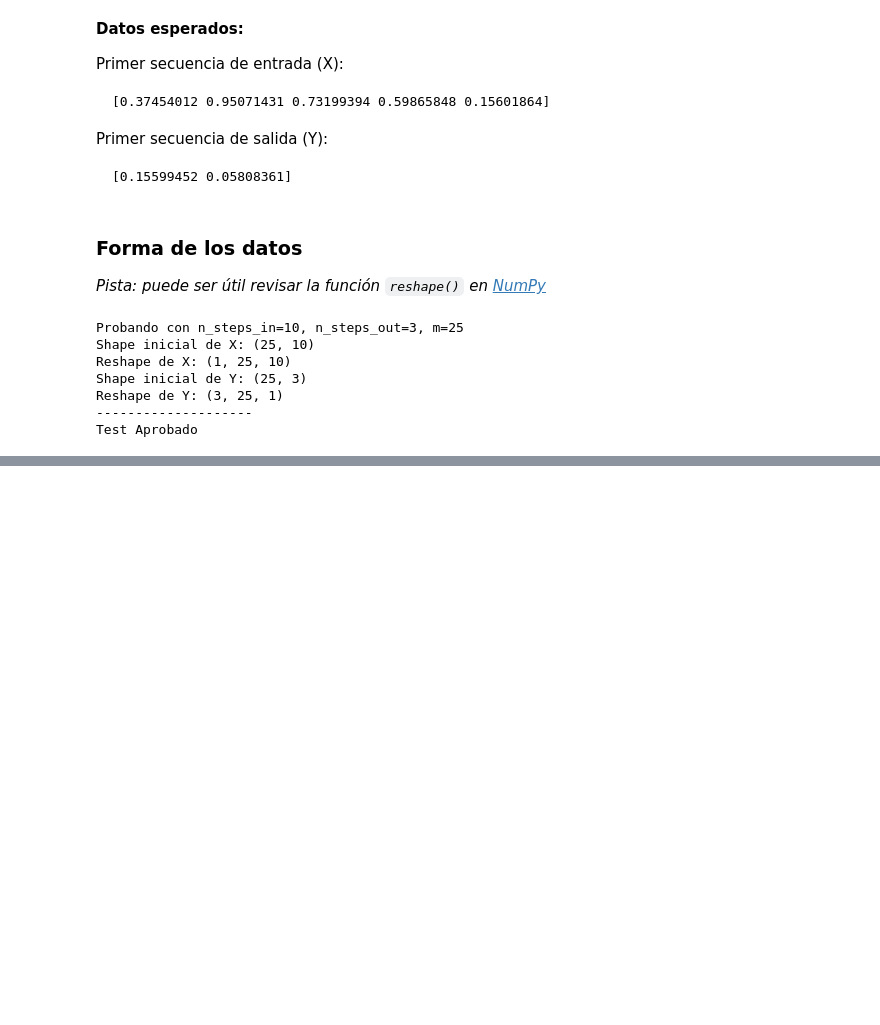
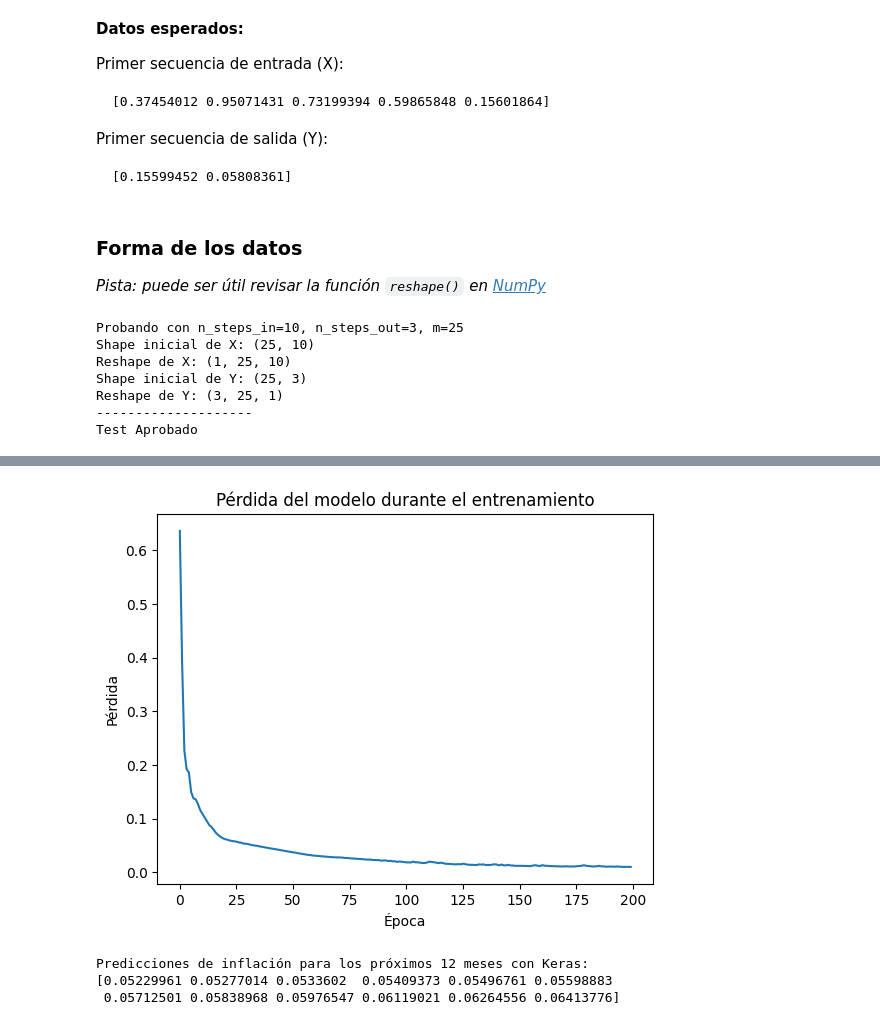
Before and after one commit to MateoOrtiz001/Laboratory-LSTM-GRU-Inflation, a Jupyter notebook: Laboratorio_LSTM_GRU_Inflacion.ipynb, the cells around one changed output, grey strips where cells are left out. Drawn from its saved outputs; the diff is of its cells as text; code cells hidden in the pictures; blank space fills up the shorter version.

```diff
--- a/Laboratorio_LSTM_GRU_Inflacion.ipynb
+++ b/Laboratorio_LSTM_GRU_Inflacion.ipynb
@@ -250,0 +264,9 @@ Test Aprobado
+# %%
+# Utilizamos normalización con escala estándar
+scaler = StandardScaler()
+inflation_scaled = scaler.fit_transform(data[['Inflacion']].values)
+# Configuración de ventana temporal
+n_steps_in = 12  # Usar 12 meses previos para predecir el siguiente
+n_steps_out = 1  # Predecir 1 mes adelante
+
+X_seq, y_seq = create_sequences(inflation_scaled, n_steps_in, n_steps_out)
@@ -250,0 +276,8 @@ Test Aprobado
+# %%
+# Entrenamiento con el dataset
+train_size = int(len(X_seq) * 0.8)  # 80% entrenamiento, 20% test
+
+X_train_keras = X_seq[:train_size]
+y_train_keras = y_seq[:train_size]
+X_test_keras = X_seq[train_size:]
+y_test_keras = y_seq[train_size:]
@@ -250,0 +861,7 @@ Test Aprobado
+# %%
+modeloLSTM_Keras = Sequential()
+modeloLSTM_Keras.add(LSTM(units=78, input_shape=(X_train.shape[1], 1)))
+modeloLSTM_Keras.add(Dense(1))
+
+modeloLSTM_Keras.compile(optimizer=tf.keras.optimizers.Adam(learning_rate=0.001), loss='mean_squared_error')
+historyLSTM = modeloLSTM_Keras.fit(X_train_keras, y_train_keras, epochs=200, batch_size=64, verbose=1)
@@ -250,0 +887,40 @@ Test Aprobado
+# %%
+# Graficar la función de pérdida
+plt.plot(historyLSTM.history['loss'])
+plt.title('Pérdida del modelo durante el entrenamiento')
+plt.ylabel('Pérdida')
+plt.xlabel('Época')
+plt.show()
+# %% [output]
+[figure, added]
+# %%
+# Predicción para el próximo año
+seq_lenght = 12 # This should be n_steps_in, which is 12
+
+# Take the last sequence from the scaled data for the initial prediction
+current_window_keras = inflation_scaled[-n_steps_in:].reshape(1, n_steps_in, 1)
+
+# List to store the 12-month predictions
+future_LSTM_keras_predictions_scaled = []
+
+for _ in range(12):
+    # Make a prediction for the next step
+    next_step_pred_scaled = modeloLSTM_Keras.predict(current_window_keras, verbose=0)
+
+    # Store the prediction
+    future_LSTM_keras_predictions_scaled.append(next_step_pred_scaled[0, 0])
+
+    # Update the window: remove the oldest value and add the new prediction
+    # Ensure current_window_keras remains (1, n_steps_in, 1)
+    new_window_values = np.append(current_window_keras.flatten()[1:], next_step_pred_scaled.flatten())
+    current_window_keras = new_window_values.reshape(1, n_steps_in, 1)
+
+# Denormalize all 12 predictions
+future_LSTM_keras = scaler.inverse_transform(np.array(future_LSTM_keras_predictions_scaled).reshape(-1, 1))
+
+print("Predicciones de inflación para los próximos 12 meses con Keras:")
+print(future_LSTM_keras.flatten())
+# %% [output]
+Predicciones de inflación para los próximos 12 meses con Keras:
+[0.05229961 0.05277014 0.0533602  0.05409373 0.05496761 0.05598883
+ 0.05712501 0.05838968 0.05976547 0.06119021 0.06264556 0.06413776]
```
Also changed, not shown: parts of 86 cells of this notebook.
